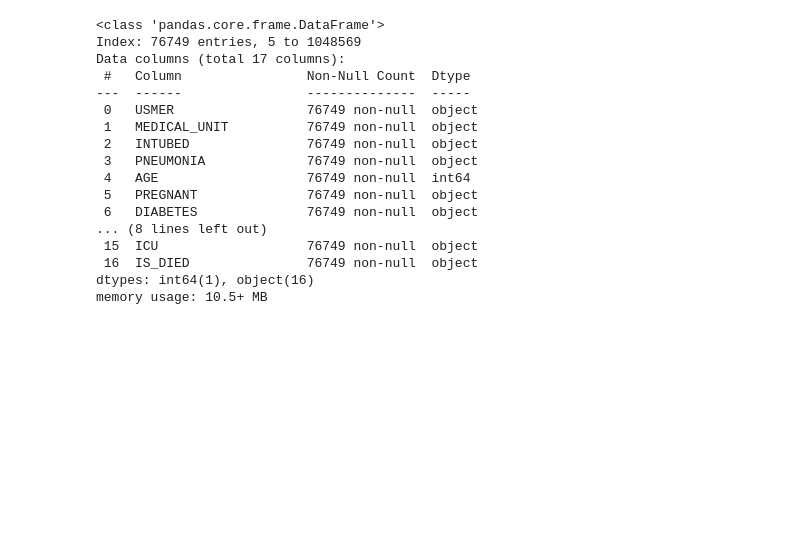
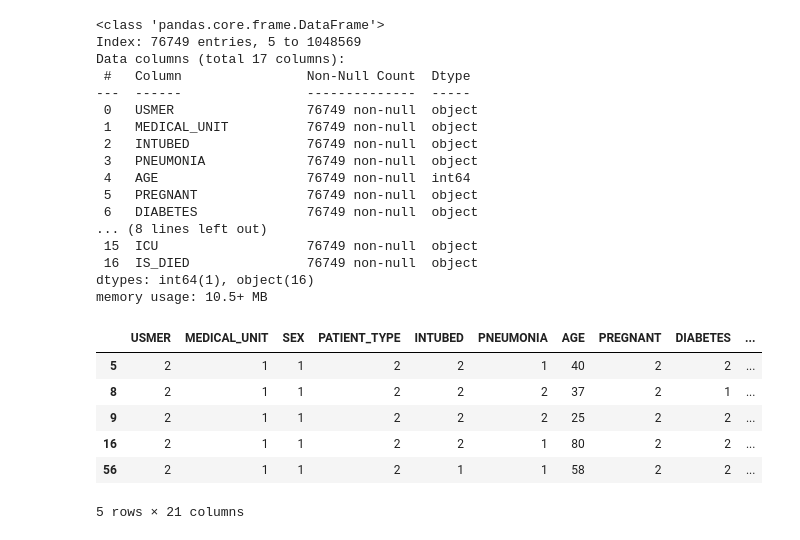
Before and after one commit to nickchen1998/FJU-ML-HW, a Jupyter notebook: covid-19_mortality_predict.ipynb, the cells around one changed output. Cells and saved outputs as stored; diff of their text form; code cells hidden in the pictures; blank space fills up the shorter version.

```diff
--- a/covid-19_mortality_predict.ipynb
+++ b/covid-19_mortality_predict.ipynb
@@ -226,4 +226,14 @@ Data columns (total 17 columns):
  16  IS_DIED               76749 non-null  object
 dtypes: int64(1), object(16)
 memory usage: 10.5+ MB
+# %%
+df_cleaned.head()
+# %% [output]
+|  | USMER | MEDICAL_UNIT | SEX | PATIENT_TYPE | INTUBED | PNEUMONIA | AGE | PREGNANT | DIABETES | ... |
+| 5 | 2 | 1 | 1 | 2 | 2 | 1 | 40 | 2 | 2 | ... |
+| 8 | 2 | 1 | 1 | 2 | 2 | 2 | 37 | 2 | 1 | ... |
+| 9 | 2 | 1 | 1 | 2 | 2 | 2 | 25 | 2 | 2 | ... |
+| 16 | 2 | 1 | 1 | 2 | 2 | 1 | 80 | 2 | 2 | ... |
+| 56 | 2 | 1 | 1 | 2 | 1 | 1 | 58 | 2 | 2 | ... |
+5 rows × 21 columns
 # %%
```
Also changed, not shown: parts of 2 cells of this notebook.
